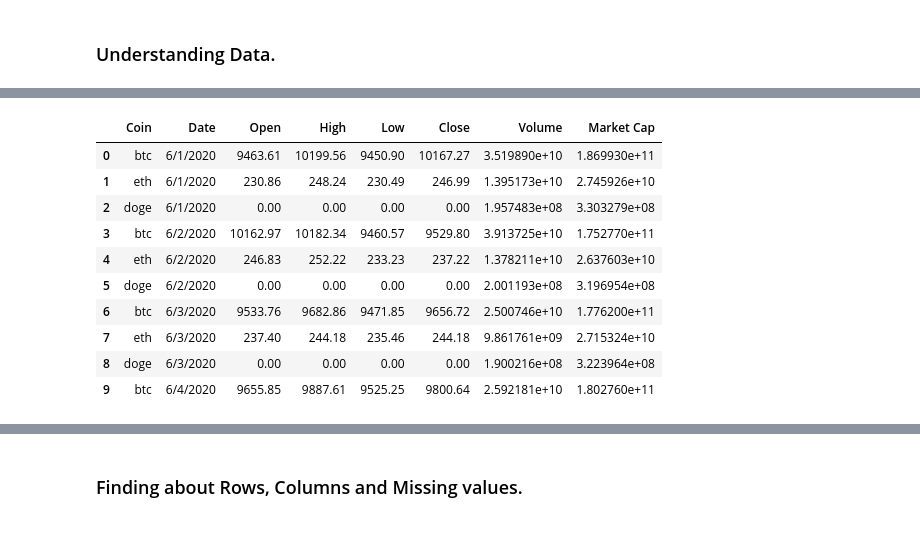
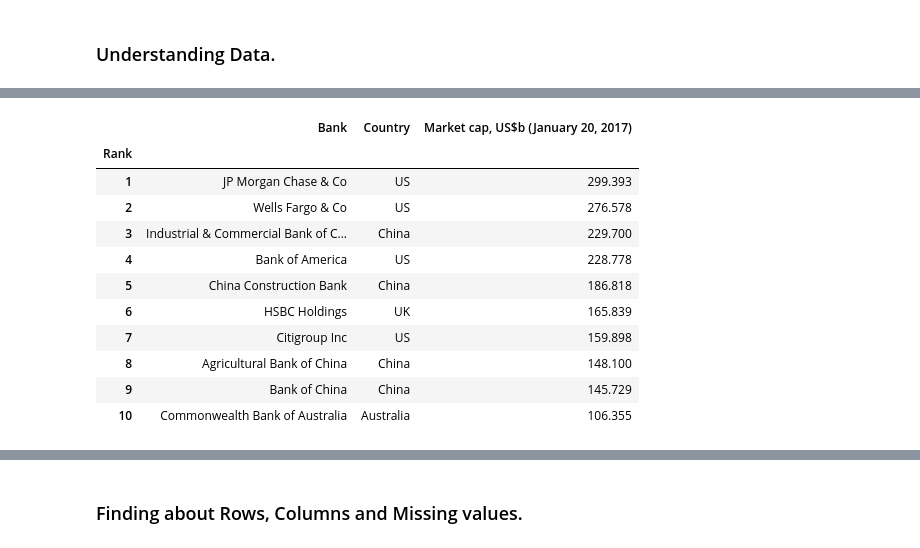
Before and after one commit to aashu26698/Cryptocurrencies-AnInfographic, a Jupyter notebook: Cryptocurrency EDA.ipynb, the cells around one changed output, grey strips where cells are left out. Drawn from its saved outputs; the diff is of its cells as text; code cells hidden in the pictures.

```diff
--- a/Cryptocurrency EDA.ipynb
+++ b/Cryptocurrency EDA.ipynb
@@ -82,4 +67,0 @@ doge.tail(10)
-# %%
-banks.rename(columns = {"Market cap, US$b (January 20, 2017)" : "Marketcap"},inplace=True)
-banks["Marketcap"] = banks["Marketcap"] * 1000000000
-banks.head(10)
@@ -99,15 +68,16 @@ banks.head(10)
 # %%
-market_cap.head(10)
+banks.head(10)
 # %% [output]
-|  | Coin | Date | Open | High | Low | Close | Volume | Market Cap |
-| 0 | btc | 6/1/2020 | 9463.61 | 10199.56 | 9450.90 | 10167.27 | 3.519890e+10 | 1.869930e+11 |
-| 1 | eth | 6/1/2020 | 230.86 | 248.24 | 230.49 | 246.99 | 1.395173e+10 | 2.745926e+10 |
-| 2 | doge | 6/1/2020 | 0.00 | 0.00 | 0.00 | 0.00 | 1.957483e+08 | 3.303279e+08 |
-| 3 | btc | 6/2/2020 | 10162.97 | 10182.34 | 9460.57 | 9529.80 | 3.913725e+10 | 1.752770e+11 |
-| 4 | eth | 6/2/2020 | 246.83 | 252.22 | 233.23 | 237.22 | 1.378211e+10 | 2.637603e+10 |
-| 5 | doge | 6/2/2020 | 0.00 | 0.00 | 0.00 | 0.00 | 2.001193e+08 | 3.196954e+08 |
-| 6 | btc | 6/3/2020 | 9533.76 | 9682.86 | 9471.85 | 9656.72 | 2.500746e+10 | 1.776200e+11 |
-| 7 | eth | 6/3/2020 | 237.40 | 244.18 | 235.46 | 244.18 | 9.861761e+09 | 2.715324e+10 |
-| 8 | doge | 6/3/2020 | 0.00 | 0.00 | 0.00 | 0.00 | 1.900216e+08 | 3.223964e+08 |
-| 9 | btc | 6/4/2020 | 9655.85 | 9887.61 | 9525.25 | 9800.64 | 2.592181e+10 | 1.802760e+11 |
+|  | Bank | Country | Market cap, US$b (January 20, 2017) |
+| Rank |  |  |  |
+| 1 | JP Morgan Chase & Co | US | 299.393 |
+| 2 | Wells Fargo & Co | US | 276.578 |
+| 3 | Industrial & Commercial Bank of C... | China | 229.700 |
+| 4 | Bank of America | US | 228.778 |
+| 5 | China Construction Bank | China | 186.818 |
+| 6 | HSBC Holdings | UK | 165.839 |
+| 7 | Citigroup Inc | US | 159.898 |
+| 8 | Agricultural Bank of China | China | 148.100 |
+| 9 | Bank of China | China | 145.729 |
+| 10 | Commonwealth Bank of Australia | Australia | 106.355 |
 # %%
```
Also changed, not shown: parts of 57 cells of this notebook.
